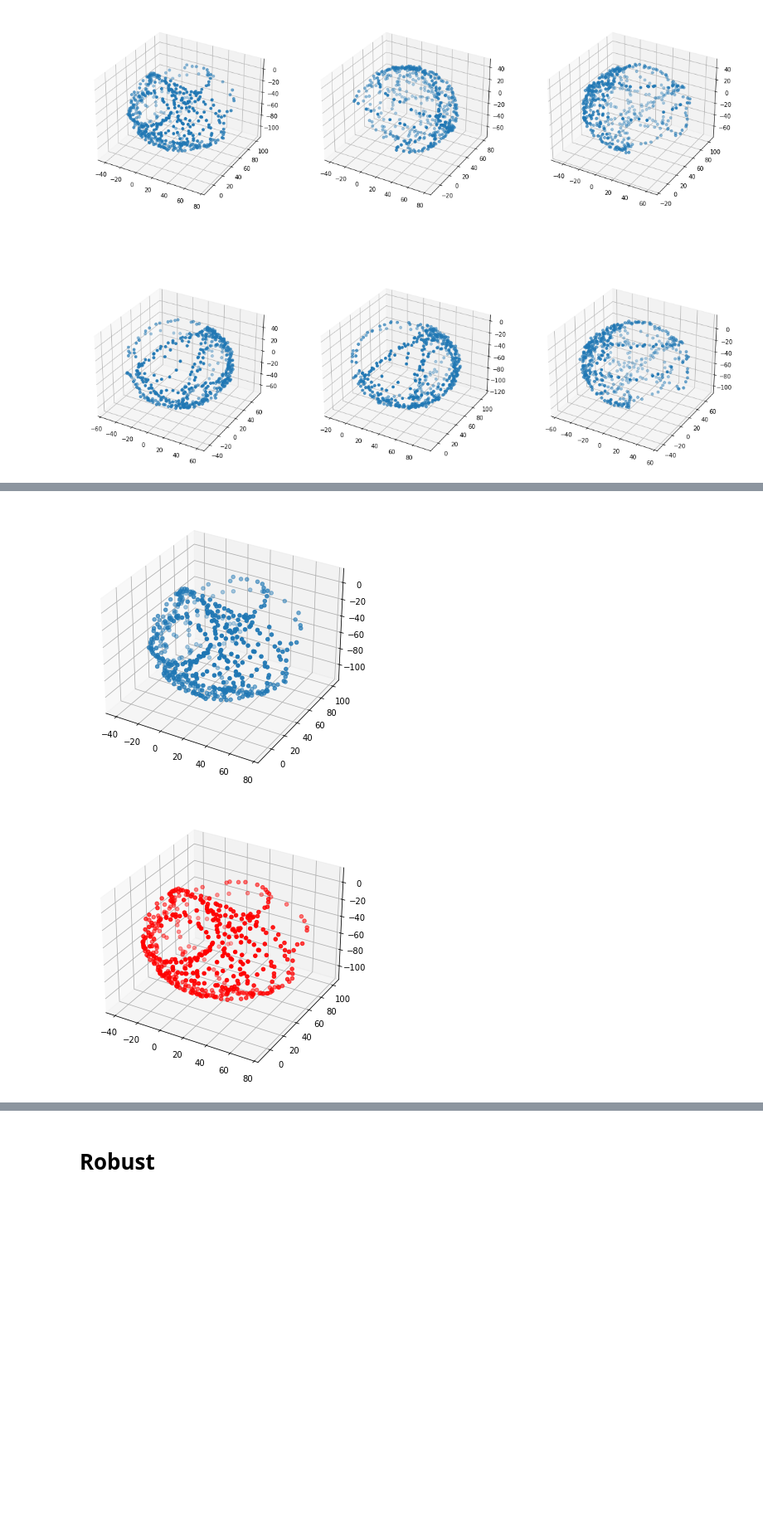
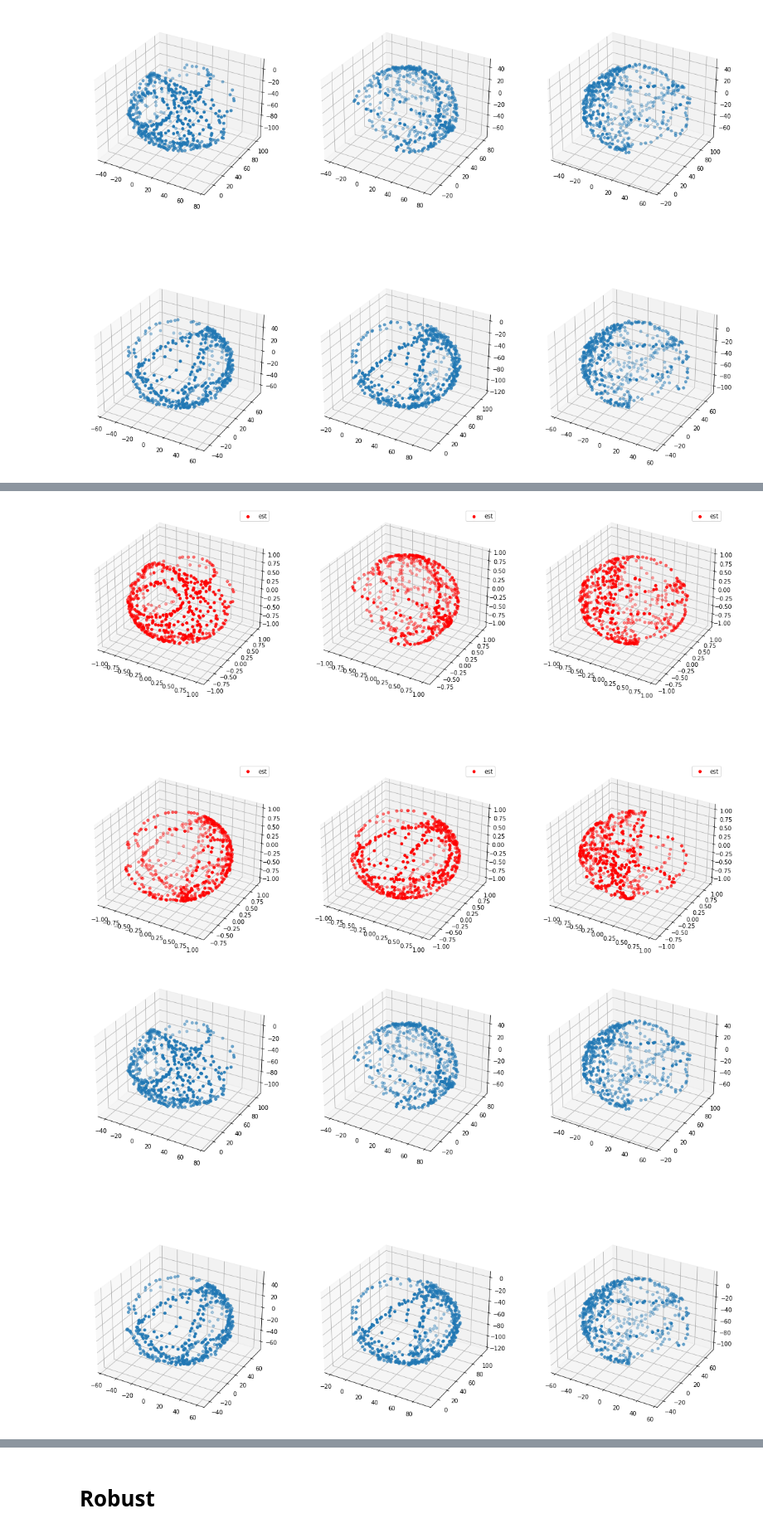
Before and after one commit to Fusroda-h/LM, a Jupyter notebook: optimization.ipynb, the cells around one changed output, grey strips where cells are left out. Shown at 83% size. Saved outputs shown, nothing was run; the diff lists cells and outputs as text; code cells hidden in the pictures; blank space fills up the shorter version.

```diff
--- a/optimization.ipynb
+++ b/optimization.ipynb
@@ -124,8 +119,8 @@ def compute_model_q(grad,dterm,r,r_new,dp):
 # %%
 def LM_iter(p,m,not_converged,damping,eta,tol_fac,cost):
     n=m.shape[0]
-    J = compute_jacob(p,m) # Jacobian
-    r = compute_resi(p,m) # vec
+    J = compute_jacob(p,m,n) # Jacobian
+    r = compute_resi(p,m,n) # vec
     # print("J",J.shape)
     # print("r",r.shape)
     grad = J.T@r
@@ -143,13 +138,12 @@ def LM_iter(p,m,not_converged,damping,eta,tol_fac,cost):
     # print("dp",dp.shape)
 
     p_new = p+dp
-    r_new = compute_resi(p_new,m)
+    r_new = compute_resi(p_new,m,n)
     rho = compute_model_q(grad,damping_term,r,r_new,dp)
 
     # Update criterion
     if rho > eta:
         print("update")
-        p_prev = p.copy()
         p = p_new.copy()
         new_cost = (np.sqrt(r_new.T@r_new)/n).item()
         prev_cost = (np.sqrt(r.T@r)/n).item()
@@ -177,7 +171,7 @@ def LM(matk,k):
     p = p0.copy()
 
     damping = 0.1
-    tol_fac = 1e-3
+    tol_fac = 1e-5
     eta = 0
     not_converged = True
     cost=[]
@@ -193,9 +187,6 @@ def LM(matk,k):
     K, b, x_vec = param_to_kbx(p, n)
     x_hat = vec_normalize(x_vec,n)
     K_diag = mat_to_diag(K,n)
-    est = K_diag@x_hat+np.tile(b,[n,1])
+    # est = K_diag@x_hat+np.tile(b,[n,1])
 
-    return est.reshape(n,3), p, cost # p 나중에 없애도 될듯
+    return x_hat.reshape(n,3), p, cost # p 나중에 없애도 될듯
-# %%
-myn = 0
-est, _p, _cost = LM(matk,myn)
@@ -247,12 +222,17 @@ print(x_hat)
 # %%
-fig = plt.figure(figsize=(6,6))
-ax = fig.add_subplot(111,projection='3d')
-ax.scatter(matk[myn][:,0],matk[myn][:,1],matk[myn][:,2])
-plt.show()
-fig2 = plt.figure(figsize=(6,6))
-ax2 = fig2.add_subplot(111,projection='3d')
-ax2.scatter(est[:,0],est[:,1],est[:,2],c='r')
-plt.show()
+fig = plt.figure(figsize=(20,15))
+ax=[]
+for i in range(6):
+    ax.append(fig.add_subplot(int(f'23{i+1}'),projection='3d'))
+    ax[i].scatter(ests[i][:,0],ests[i][:,1],ests[i][:,2],c='r',label='est')
+    ax[i].legend()
+
+fig2 = plt.figure(figsize=(20,15))
+ax2=[]
+for i in range(6):
+    ax2.append(fig2.add_subplot(int(f'23{i+1}'),projection='3d'))
+    ax2[i].scatter(matk[i][:,0],matk[i][:,1],matk[i][:,2],label='m_j')
+    ax[i].legend()
 # %% [output]
-[figure, old version]
+[figure, new version]
-[figure, old version]
+[figure, new version]
```
Also changed, not shown: parts of 12 cells of this notebook.
